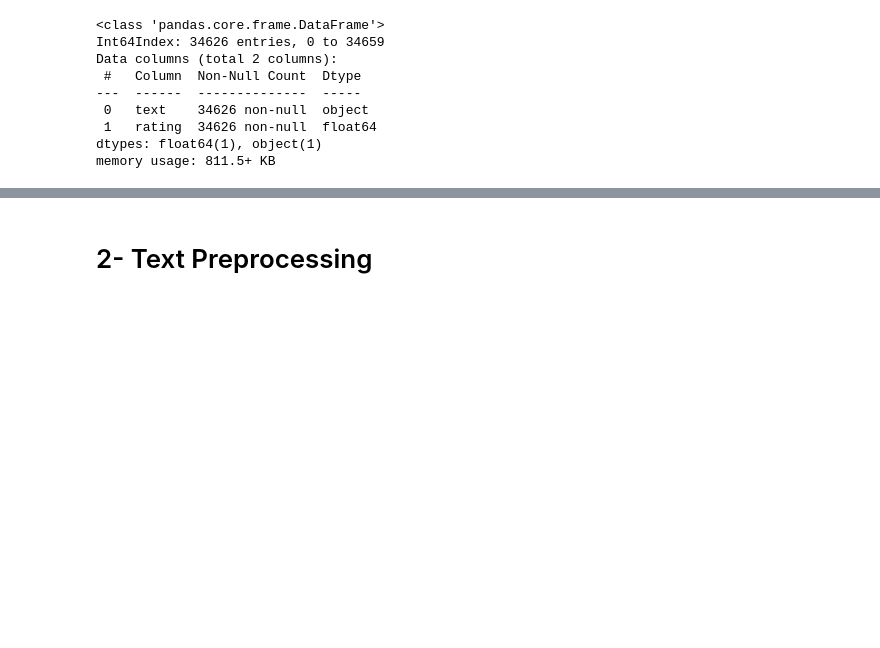
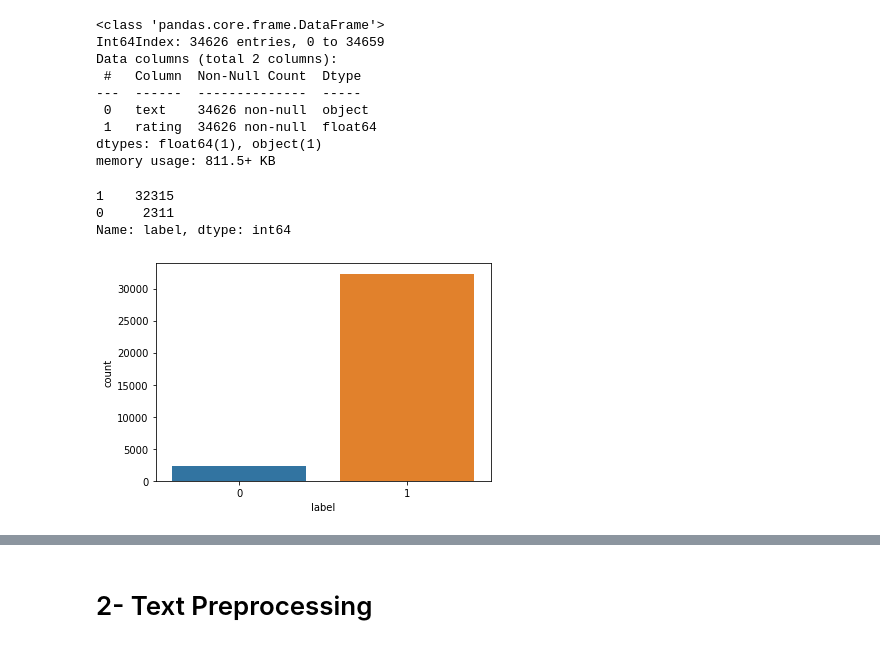
Before and after one commit to gg-dev-05/sentimentAnalysis, a Jupyter notebook: knn.ipynb, the cells around one changed output, grey strips where cells are left out. Cells and saved outputs as stored; diff of their text form; code cells hidden in the pictures; blank space fills up the shorter version.

```diff
--- a/knn.ipynb
+++ b/knn.ipynb
@@ -78,3 +78,21 @@ Data columns (total 2 columns):
  1   rating  34626 non-null  float64
 dtypes: float64(1), object(1)
 memory usage: 811.5+ KB
+# %%
+# set label as 1 if rating is greater than or equal to 4 else set it as 0
+df['label'] = df['rating'].apply(lambda x : 1 if x >= 4 else 0)
+print(df['label'].value_counts())
+# %% [output]
+1    32315
+0     2311
+Name: label, dtype: int64
+# %%
+import seaborn as sns
+from sklearn.utils import resample
+
+sns.countplot(df['label'])
+#create two different dataframe of majority and minority class
+df_majority = df[(df['label'] == 1)]
+df_minority = df[(df['label'] == 0)]
+# %% [output]
+[figure, added]
```
Also changed, not shown: parts of 5 cells of this notebook.
